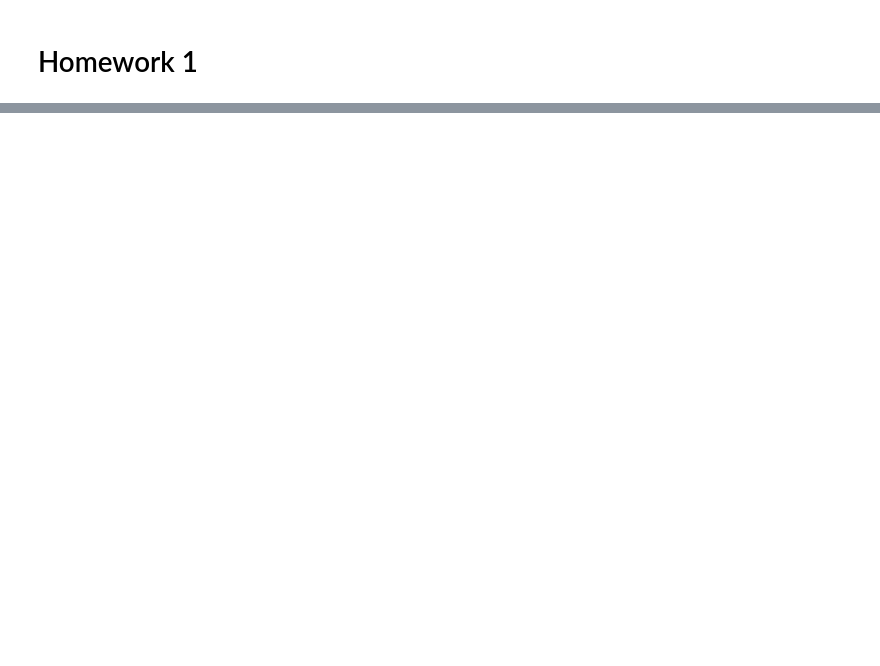
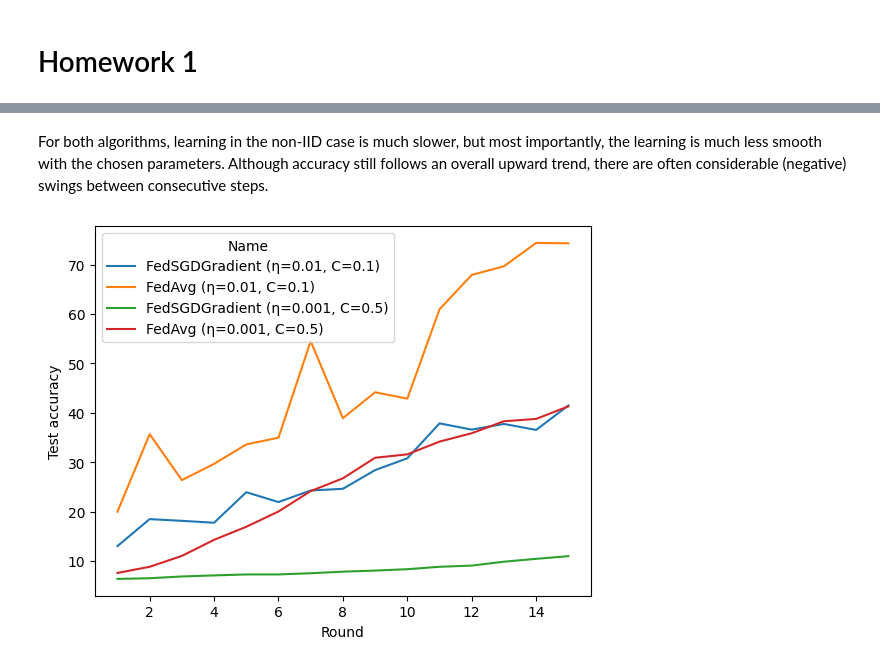
Before and after one commit to lydiaYchen/DDL24Spring, a Jupyter notebook: lab/lab-hfl.ipynb, the cells around one changed output, grey strips where cells are left out. Saved outputs shown, nothing was run; the diff lists cells and outputs as text; code cells hidden in the pictures; blank space fills up the shorter version.

```diff
--- a/lab/lab-hfl.ipynb
+++ b/lab/lab-hfl.ipynb
@@ -420,0 +728,16 @@ fedsgd_weight_df
+# %% [markdown]
+For both algorithms, learning in the non-IID case is much slower, but most importantly, the learning is much less smooth with the chosen parameters. Although accuracy still follows an overall upward trend, there are often considerable (negative) swings between consecutive steps.
+# %%
+servers: list[Server] = []
+
+for lr_, c_ in [(lr, c), (0.001, 0.5)]:
+    client_split = split(n, False, seed)
+    servers.append(FedSgdGradientServer(lr_, client_split, c_, seed))
+    servers.append(FedAvgServer(lr_, b, client_split, c_, e, seed))
+
+dfs = [sv.run(15).as_df() for sv in servers]
+df = pd.concat(dfs, ignore_index=True)
+df["Name"] = df["Algorithm"] + f" ({ETA}=" + df[ETA].astype(str) + ", C=" + df["C"].astype(str) + ")"
+ax = sns.lineplot(df, x="Round", y="Test accuracy", hue="Name", seed=seed)
+# %% [output]
+[figure, added]
```
Also changed, not shown: parts of 63 cells of this notebook, 1 other file.
